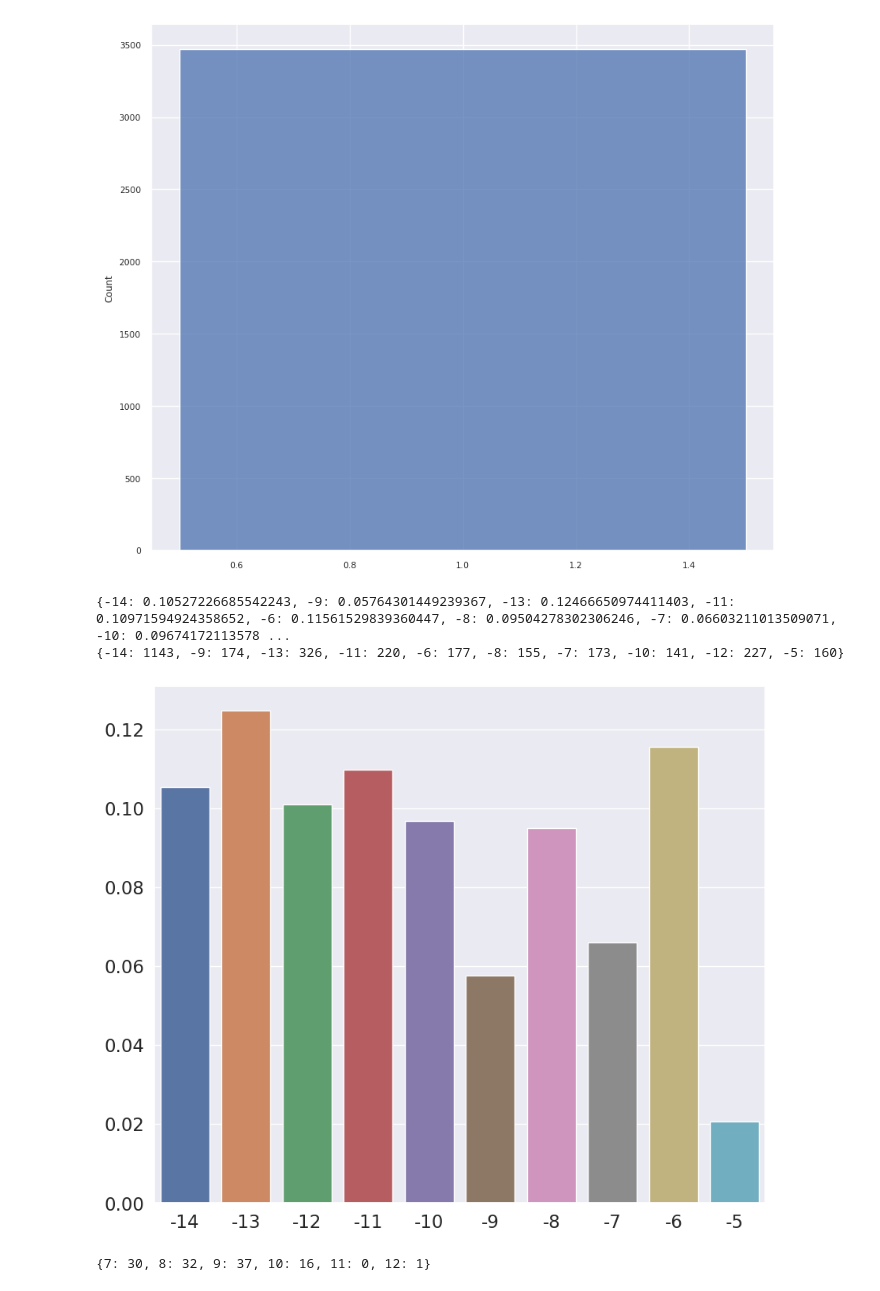
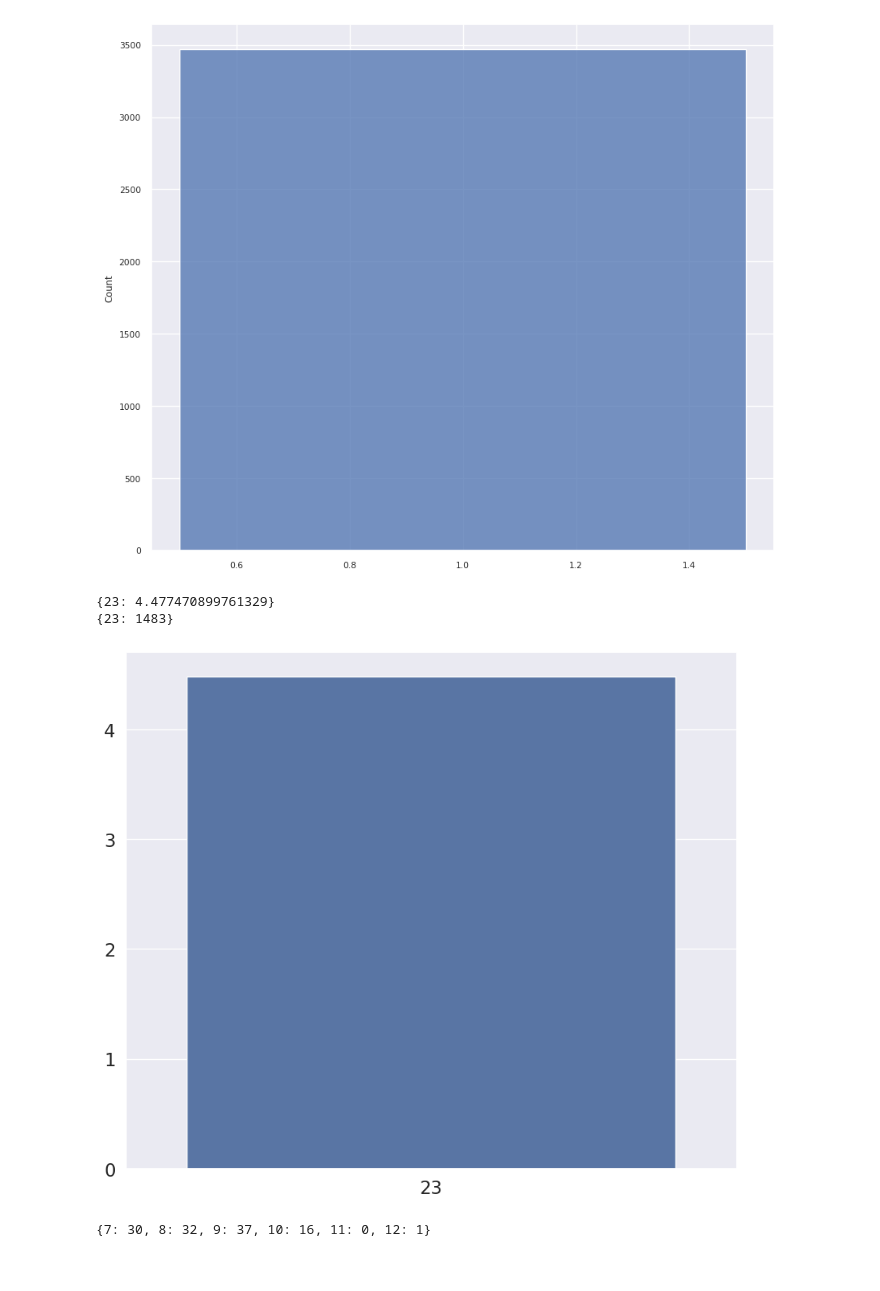
Before and after one commit to Dateb/WageringSystem, a Jupyter notebook: notebooks/Results Plotting.ipynb, the cells around one changed output. Drawn from its saved outputs; the diff is of its cells as text; code cells hidden in the pictures.

```diff
--- a/notebooks/Results Plotting.ipynb
+++ b/notebooks/Results Plotting.ipynb
@@ -145,42 +146,45 @@ sns.histplot(n_winners)
 # %%
 import numpy as np
 
-def get_hour_count(bet: Bet) -> int:
+def get_hour_difference(bet: Bet) -> int:
     return int(bet.bet_offer.minutes_until_race_start / 60)
+
+def get_hour(bet: Bet) -> int:
+    return bet.bet_offer.offer_datetime.hour
 
 def get_country(bet: Bet) -> str:
     return bet.bet_offer.country
 
 def get_month(bet: Bet) -> int:
     return bet.bet_offer.offer_datetime.month
 
 
 def show_clvs_by_category(category_calculator):
     clvs = {}
 
     for bet in test_bets:
         category = category_calculator(bet)
 
         if category not in clvs:
             clvs[category] = []
 
         clv = bet.bet_offer.live_result.clv
         if clv != 0:
             clvs[category].append(clv)
 
-    clv_means = {cat: np.mean(clvs[cat]) for cat in clvs}
+    clv_means = {cat: get_max_draw_down(clvs[cat]) for cat in clvs}
     clv_counts = {cat: len(clvs[cat]) for cat in clvs}
 
     print(clv_means)
     print(clv_counts)
 
     sns.barplot(x=list(clv_means.keys()), y=list(clv_means.values()))
 
-show_clvs_by_category(get_hour_count)
+show_clvs_by_category(get_hour)
 # %% [output]
-{-14: 0.10527226685542243, -9: 0.05764301449239367, -13: 0.12466650974411403, -11: 0.10971594924358652, -6: 0.11561529839360447, -8: 0.09504278302306246, -7: 0.06603211013509071, -10: 0.09674172113578 ...
-{-14: 1143, -9: 174, -13: 326, -11: 220, -6: 177, -8: 155, -7: 173, -10: 141, -12: 227, -5: 160}
+{23: 4.477470899761329}
+{23: 1483}
-[figure, old version]
+[figure, new version]
 # %%
 month_count = {}
 
```
Also changed, not shown: parts of 2 cells of this notebook, 31 other files.
